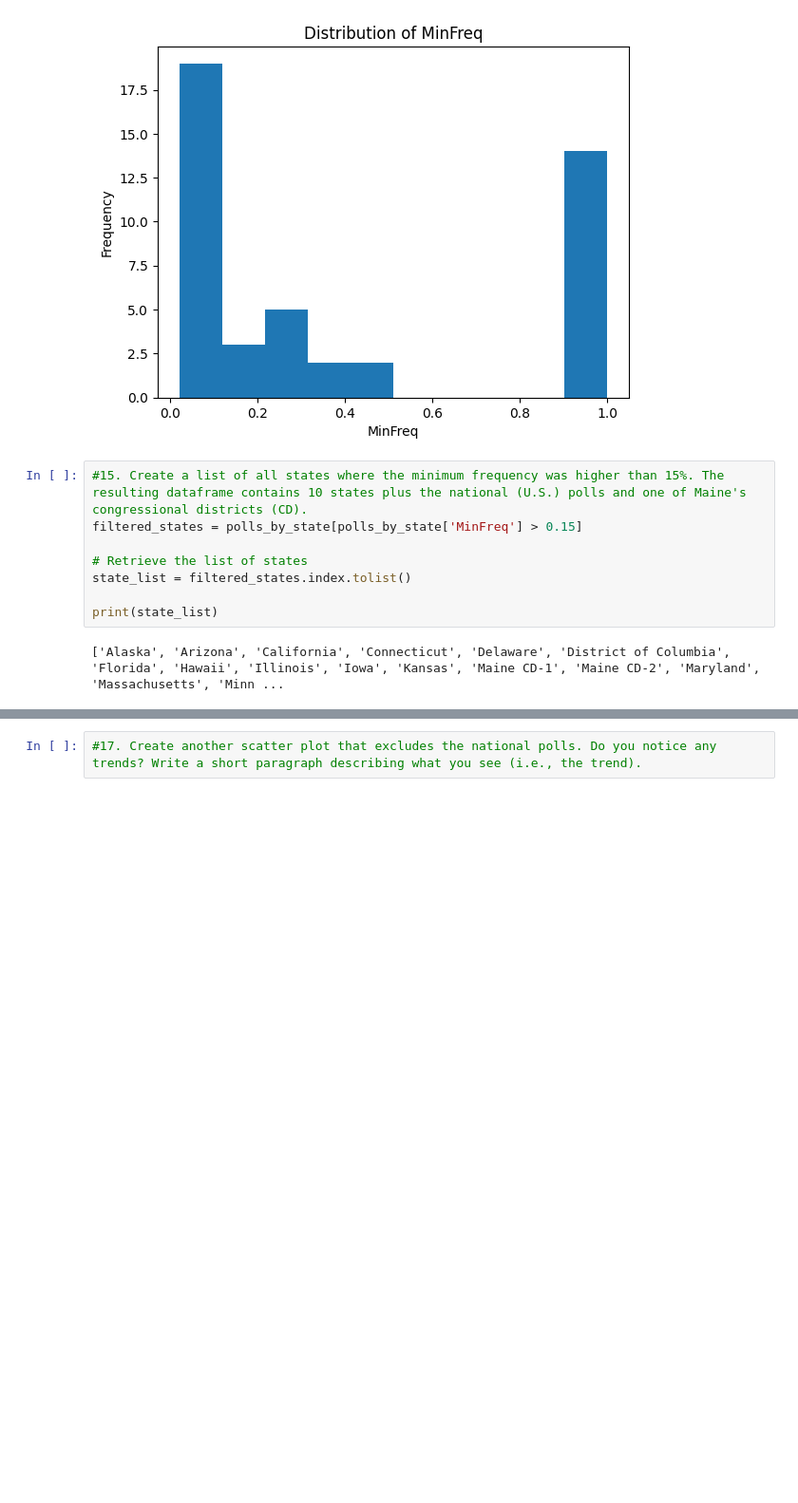
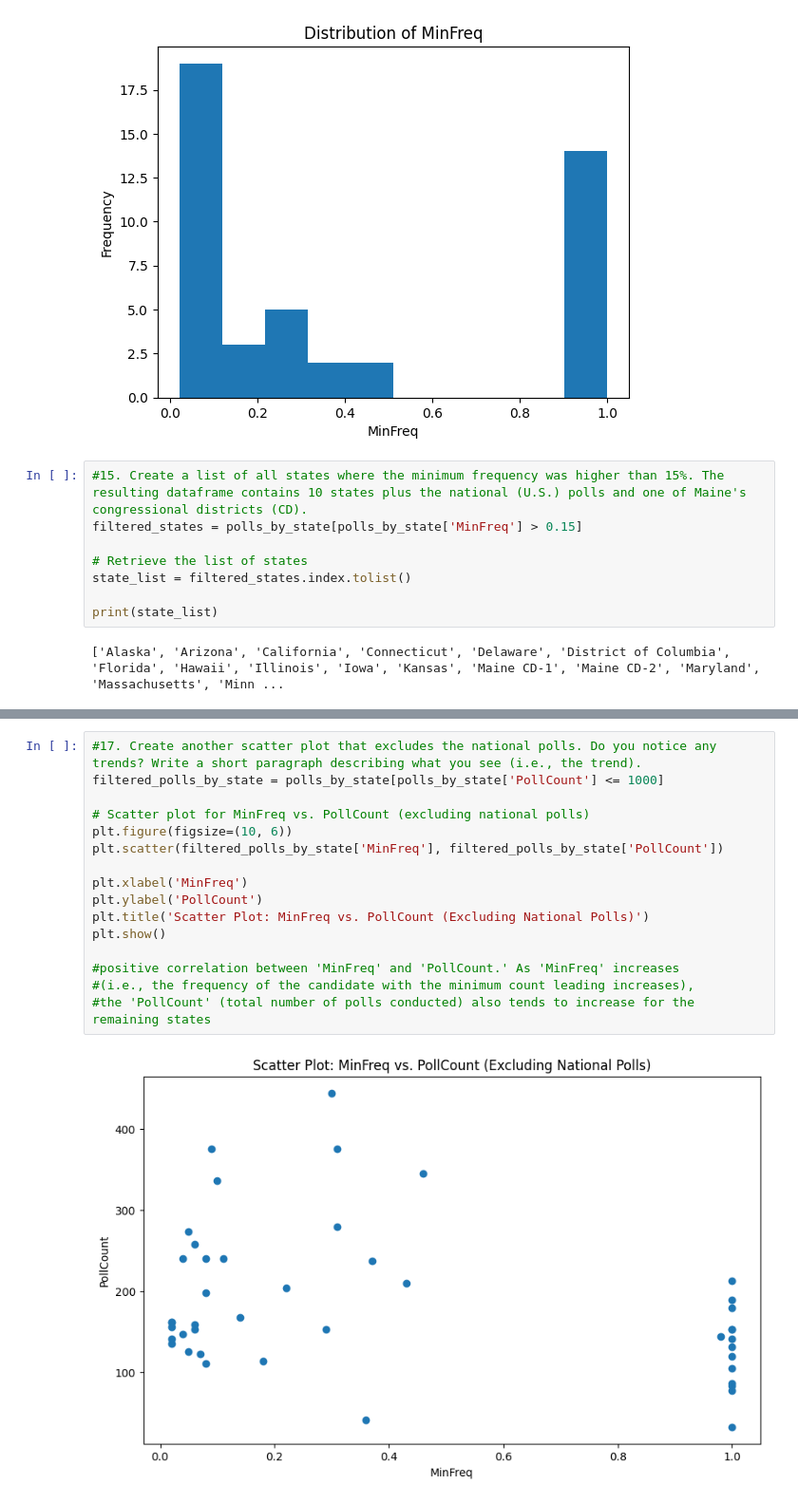
Before and after one commit to keyurshah710/Python-graphing-and-statistical-Analysis., a Jupyter notebook: Election_poll.ipynb, the cells around one changed output, grey strips where cells are left out. Shown: that part at 95% size. Cells and saved outputs as stored; diff of their text form; blank space fills up the shorter version.

```diff
--- a/Election_poll.ipynb
+++ b/Election_poll.ipynb
@@ -214,5 +227,21 @@ print(state_list)
-# %%
-#17. Create another scatter plot that excludes the national polls. Do you notice any trends? Write a short paragraph describing what you see (i.e., the trend).
+# %%
+#17. Create another scatter plot that excludes the national polls. Do you notice any trends? Write a short paragraph describing what you see (i.e., the trend).
+filtered_polls_by_state = polls_by_state[polls_by_state['PollCount'] <= 1000]
+
+# Scatter plot for MinFreq vs. PollCount (excluding national polls)
+plt.figure(figsize=(10, 6))
+plt.scatter(filtered_polls_by_state['MinFreq'], filtered_polls_by_state['PollCount'])
+
+plt.xlabel('MinFreq')
+plt.ylabel('PollCount')
+plt.title('Scatter Plot: MinFreq vs. PollCount (Excluding National Polls)')
+plt.show()
+
+#positive correlation between 'MinFreq' and 'PollCount.' As 'MinFreq' increases
+#(i.e., the frequency of the candidate with the minimum count leading increases),
+#the 'PollCount' (total number of polls conducted) also tends to increase for the remaining states
+# %% [output]
+[figure, added]
 # %%
 #18. Create another scatter plot that excludes the national polls and only includes states with a MinFreq greater
 
```
Also changed, not shown: parts of 18 cells of this notebook.
